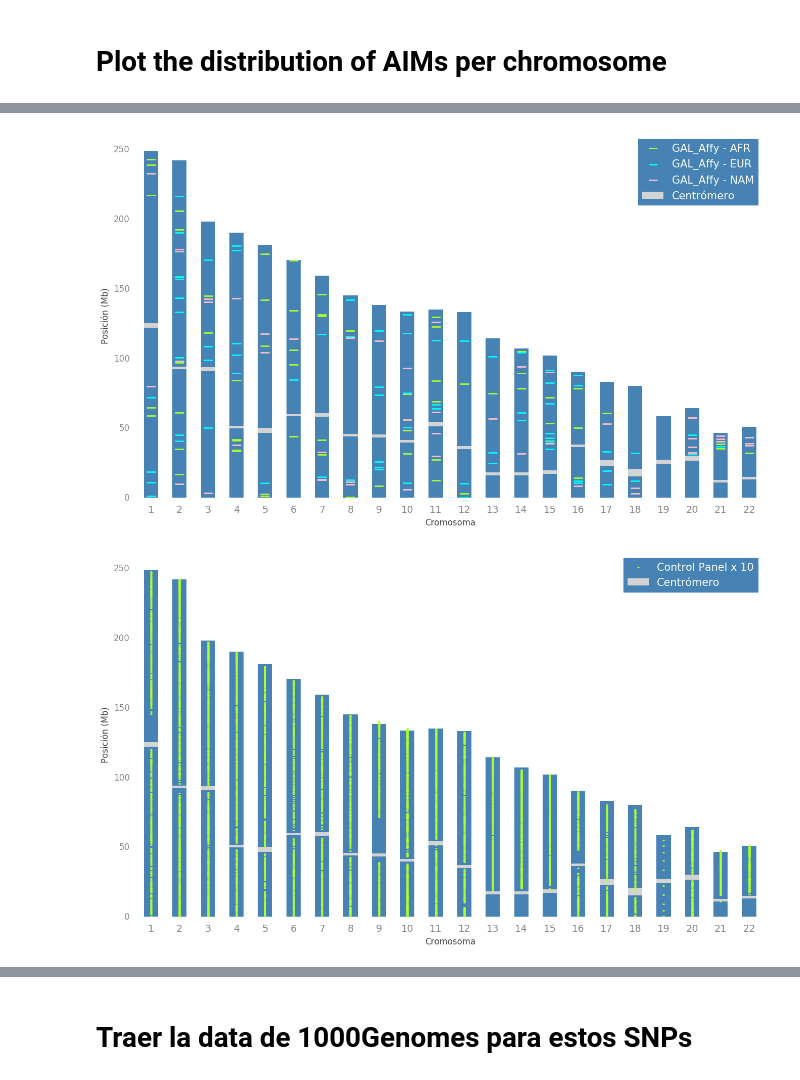
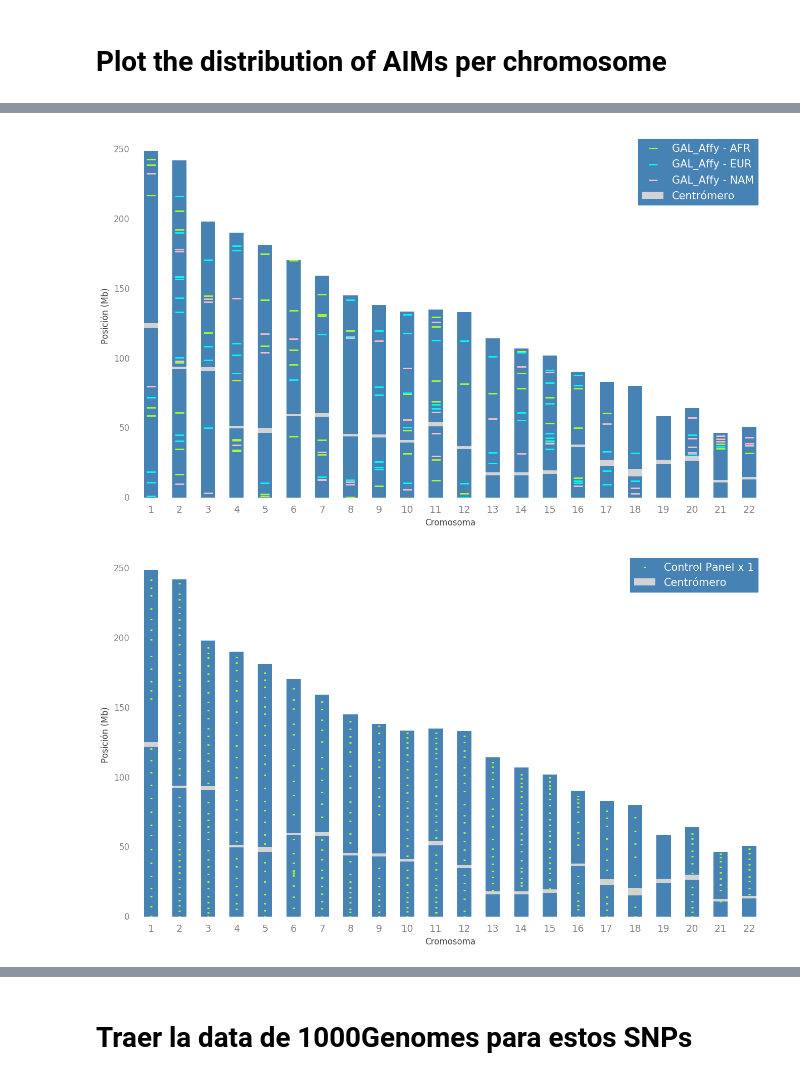
Before and after one commit to jmberros/tesina, a Jupyter notebook: Galanter_AIMs_Analysis.ipynb, the cells around one changed output, grey strips where cells are left out. Saved outputs shown, nothing was run; the diff lists cells and outputs as text; code cells hidden in the pictures.

```diff
--- a/Galanter_AIMs_Analysis.ipynb
+++ b/Galanter_AIMs_Analysis.ipynb
@@ -363,7 +360,7 @@ for factor in ["1", "10", "100"]:
 control_positions = {}
 
 for factor in ["1", "10", "100"]:
-    rs_ids = control_genotypes[int(factor)].columns
+    rs_ids = control_genotypes[factor].columns
     df = lat.loc[rs_ids][["Chromosome", "Position End"]]
     df.columns = ["chr", "position"]
     df["position"] = df["position"].astype(int)
@@ -406,32 +403,39 @@ plot_settings = [
     # GAL_Affy different ancestries
     OrderedDict([
         ('GAL_Affy - AFR',
          {'df': present[present.population == "AFR"],
           'marker': '_', 'color': 'greenyellow', 's': 150}),
 
         ('GAL_Affy - EUR',
          {'df': present[present.population == "EUR"],
           'marker': '_', 'color': 'cyan', 's': 150}),
 
         ('GAL_Affy - NAM',
          {'df': present[present.population == "NAM"],
           'marker': '_', 'color': 'pink', 's': 150}),
     ]),
 
+    # Control Panel x 1
+    OrderedDict([
+        ('Control Panel x 1',
+         {'df': control_positions["1"],
+          'marker': '_', 'color': 'greenyellow', 's': 10}),
+    ]),
+
     # Control Panel x 10
     OrderedDict([
         ('Control Panel x 10',
-         {'df': positions,
+         {'df': control_positions["10"],
           'marker': '_', 'color': 'greenyellow', 's': 10}),
     ]),
 ]
 
 for plot_data in plot_settings:
     chromosomes_with_SNPs_plot(genome, plot_data)
     plt.show()
 # %% [output]
 [figure]
 [figure]
 [figure]
 [figure]
-[figure, old version]
+[figure, new version]
```
Also changed, not shown: parts of 12 cells of this notebook.
